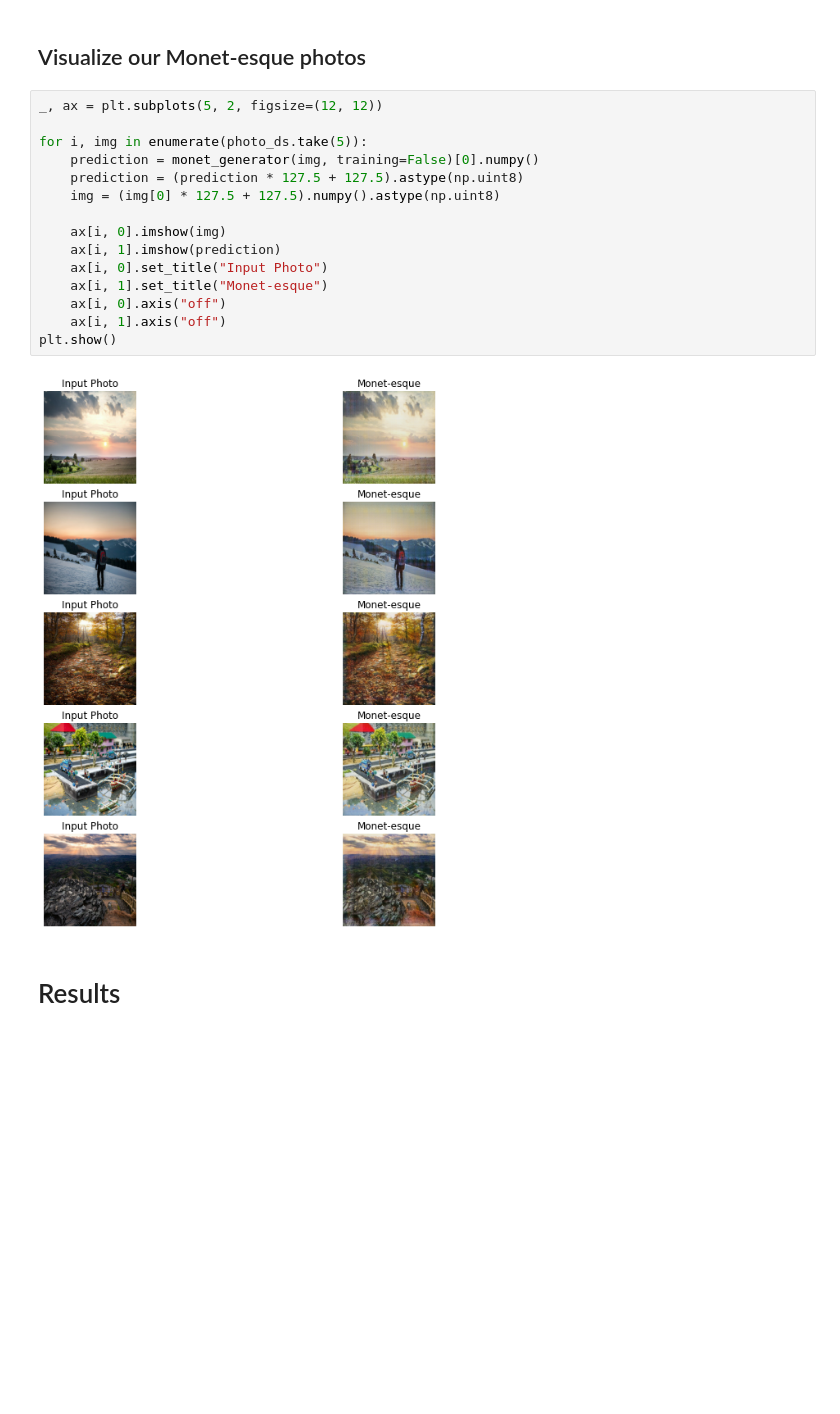
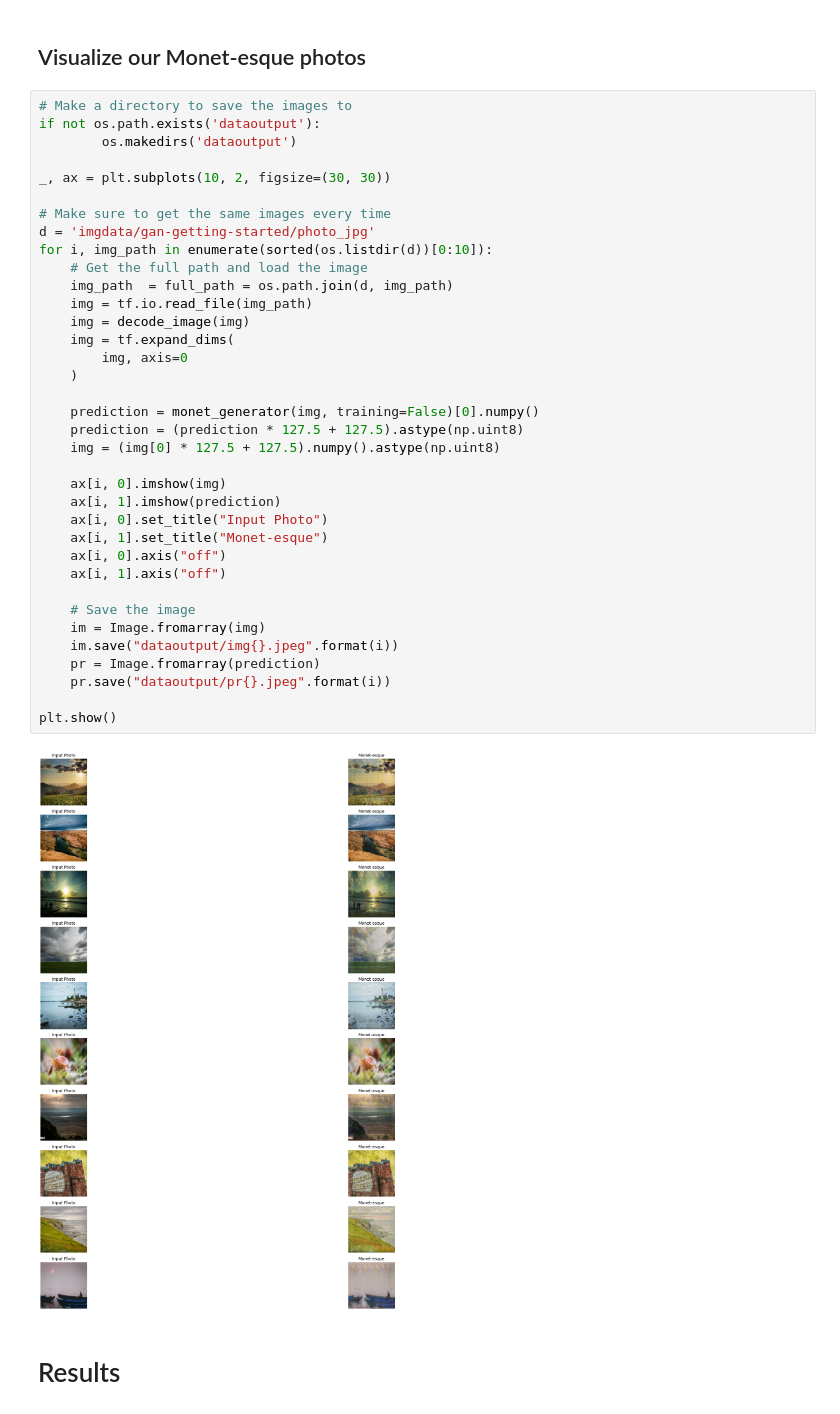
Before and after one commit to McMasterAI/StyleGAN, a Jupyter notebook: model/main.ipynb, the cells around one changed output. Cells and saved outputs as stored; diff of their text form; blank space fills up the shorter version.

```diff
--- a/model/main.ipynb
+++ b/model/main.ipynb
@@ -462,21 +491,42 @@ Epoch 25/25
 # %% [markdown]
 ## Visualize our Monet-esque photos
 # %%
-_, ax = plt.subplots(5, 2, figsize=(12, 12))
+# Make a directory to save the images to
+if not os.path.exists('dataoutput'):
+        os.makedirs('dataoutput')
 
-for i, img in enumerate(photo_ds.take(5)):
+_, ax = plt.subplots(10, 2, figsize=(30, 30))
+
+# Make sure to get the same images every time
+d = 'imgdata/gan-getting-started/photo_jpg'
+for i, img_path in enumerate(sorted(os.listdir(d))[0:10]):
+    # Get the full path and load the image
+    img_path  = full_path = os.path.join(d, img_path)
+    img = tf.io.read_file(img_path)
+    img = decode_image(img)
+    img = tf.expand_dims(
+        img, axis=0
+    )
+
     prediction = monet_generator(img, training=False)[0].numpy()
     prediction = (prediction * 127.5 + 127.5).astype(np.uint8)
     img = (img[0] * 127.5 + 127.5).numpy().astype(np.uint8)
 
     ax[i, 0].imshow(img)
     ax[i, 1].imshow(prediction)
     ax[i, 0].set_title("Input Photo")
     ax[i, 1].set_title("Monet-esque")
     ax[i, 0].axis("off")
     ax[i, 1].axis("off")
+
+    # Save the image
+    im = Image.fromarray(img)
+    im.save("dataoutput/img{}.jpeg".format(i))
+    pr = Image.fromarray(prediction)
+    pr.save("dataoutput/pr{}.jpeg".format(i))
+
 plt.show()
 # %% [output]
-[figure, old version]
+[figure, new version]
 # %% [markdown]
 # Results
```
Also changed, not shown: parts of 8 cells of this notebook, 1 other file.
